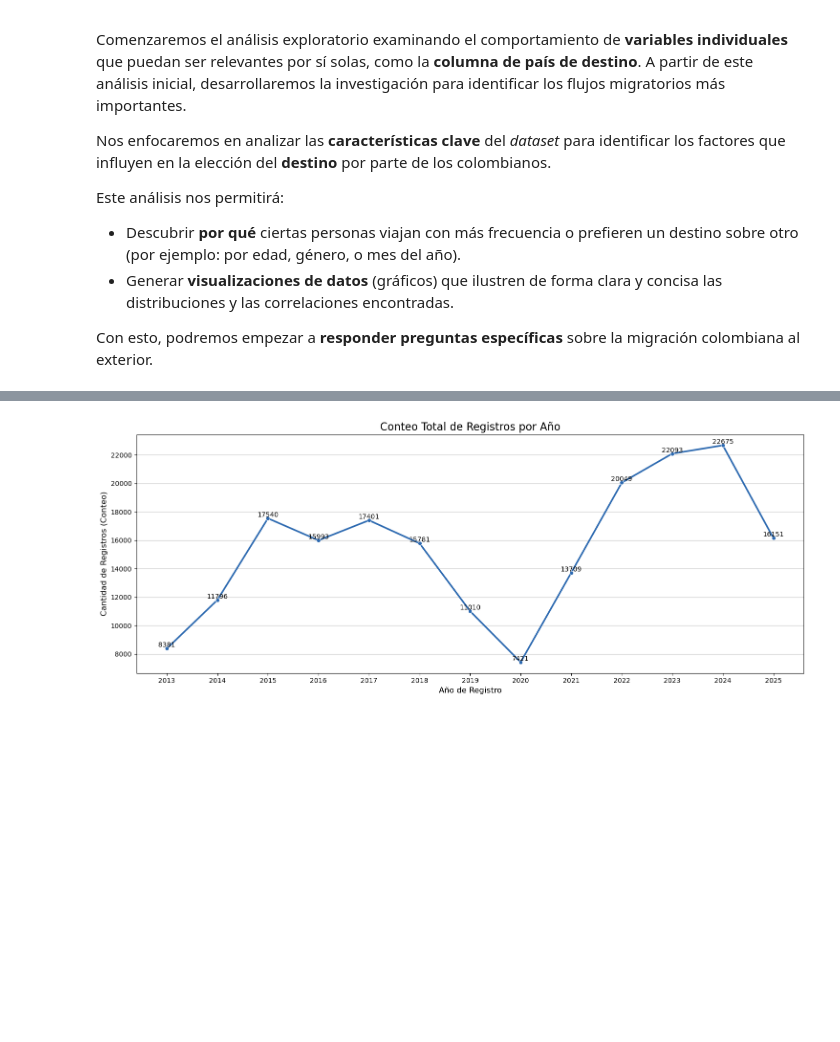
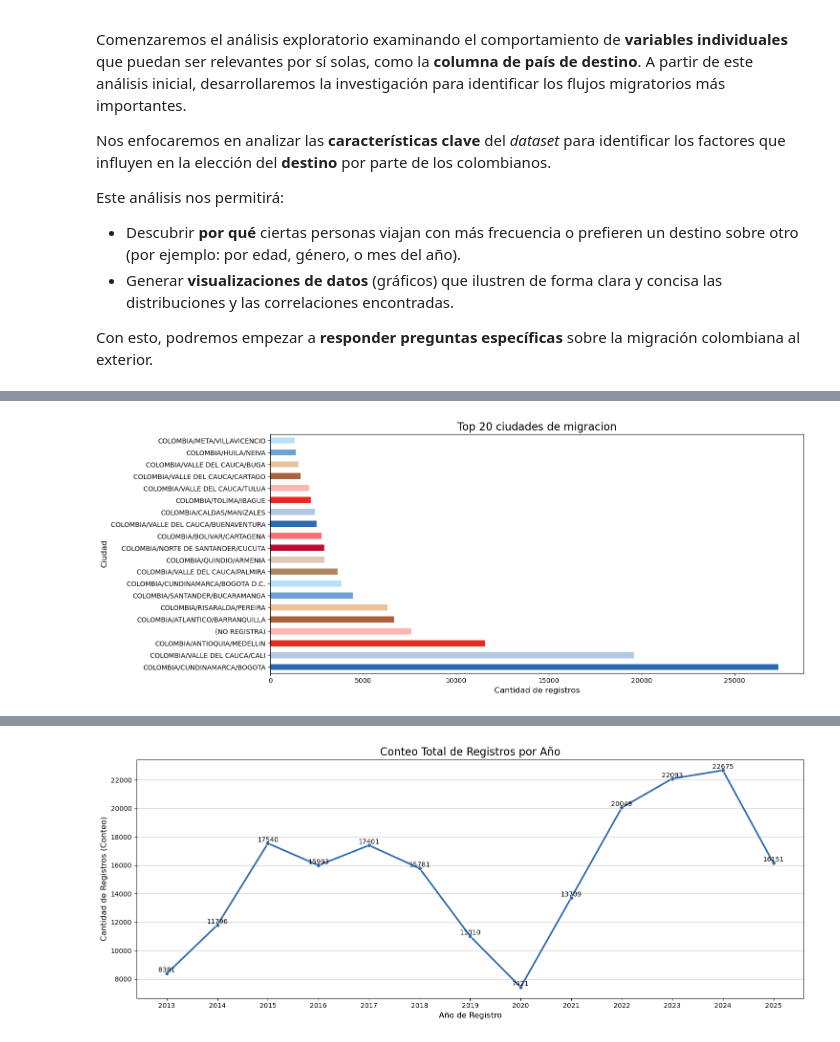
Before and after one commit to AlejandroSegura24/Colombians-migration-data-analysis, a Jupyter notebook: Notebooks/EDA colombians migration.ipynb, the cells around one changed output, grey strips where cells are left out. Drawn from its saved outputs; the diff is of its cells as text; code cells hidden in the pictures; blank space fills up the shorter version.

```diff
--- a/Notebooks/EDA colombians migration.ipynb
+++ b/Notebooks/EDA colombians migration.ipynb
@@ -369,0 +370,13 @@ A continuación, iniciaremos la exploración de la columna **'fecha_de_registro'
+# %%
+top_20_ciudades = df_processing['ciudad_de_nacimiento'].value_counts().head(20)
+
+plt.figure(figsize=(15, 6))
+top_20_ciudades.plot(kind='barh', color=palette_custom)
+
+plt.title('Top 20 ciudades de migracion', fontsize=16)
+plt.xlabel('Cantidad de registros', fontsize=12)
+plt.ylabel('Ciudad', fontsize=12)
+plt.tight_layout()
+plt.show()
+# %% [output]
+[figure, added]
```
Also changed, not shown: parts of 3 cells of this notebook.
